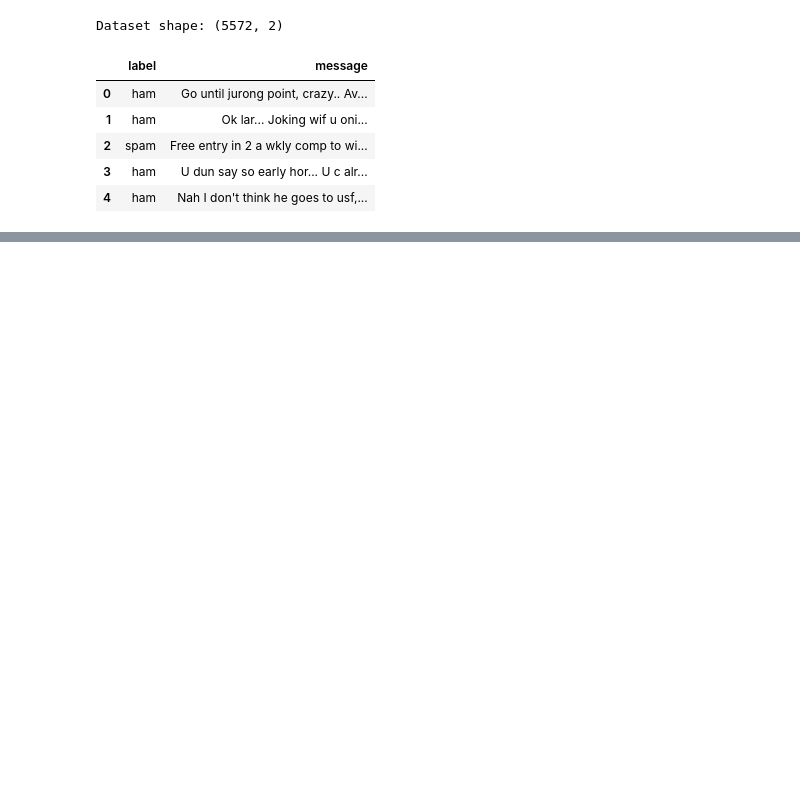
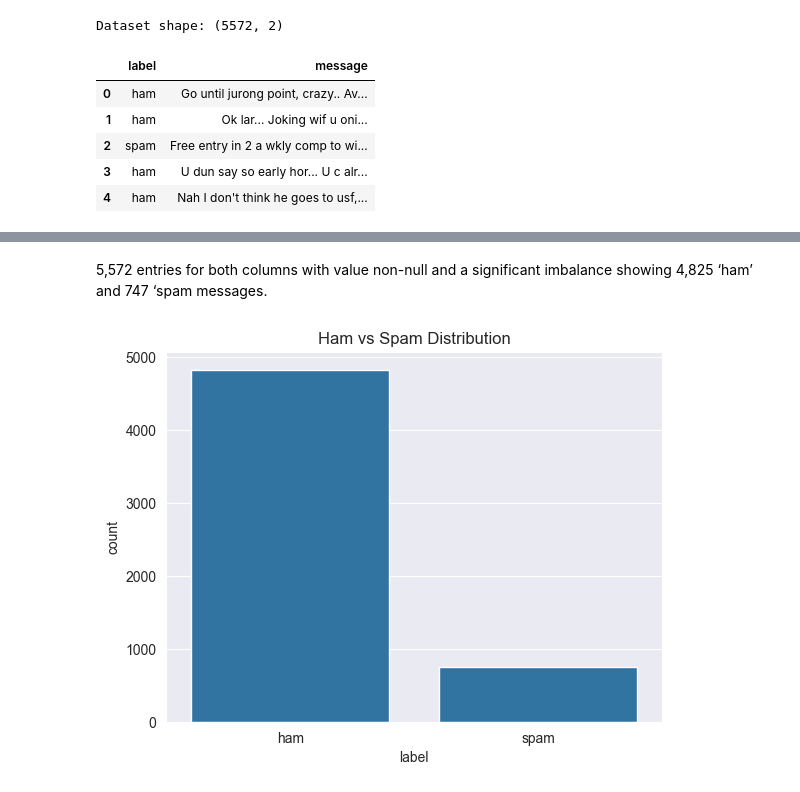
Before and after one commit to milenkirilov888/ce4145-natural-language-processing, a Jupyter notebook: coursework.ipynb, the cells around one changed output, grey strips where cells are left out. Saved outputs shown, nothing was run; the diff lists cells and outputs as text; code cells hidden in the pictures; blank space fills up the shorter version.

```diff
--- a/coursework.ipynb
+++ b/coursework.ipynb
@@ -2,11 +10,7 @@
 import pandas as pd
 
 # Load the SMS Spam dataset
-df = pd.read_csv("data/SMSSpamCollection",
-                 sep='\t',
-                 header=None,
-                 names=["label", "message"],
-                 encoding="utf-8")
+df = pd.read_csv("data/SMSSpamCollection", sep='\t', header=None, names=["label", "message"], encoding="utf-8")
 
 print("Dataset shape:", df.shape)
 df.head()
@@ -20,0 +48,15 @@ Dataset shape: (5572, 2)
+# %% [markdown]
+5,572 entries for both columns with value non-null and a significant imbalance showing 4,825 ‘ham’ and 747 ‘spam messages.
+# %%
+import matplotlib.pyplot as plt
+import seaborn as sns
+
+# Add message length (optional helpful feature for EDA)
+df['message_length'] = df['message'].apply(len)
+
+# Plot class distribution
+sns.countplot(data=df, x='label')
+plt.title("Ham vs Spam Distribution")
+plt.show()
+# %% [output]
+[figure, added]
```
Also changed, not shown: parts of 16 cells of this notebook.
